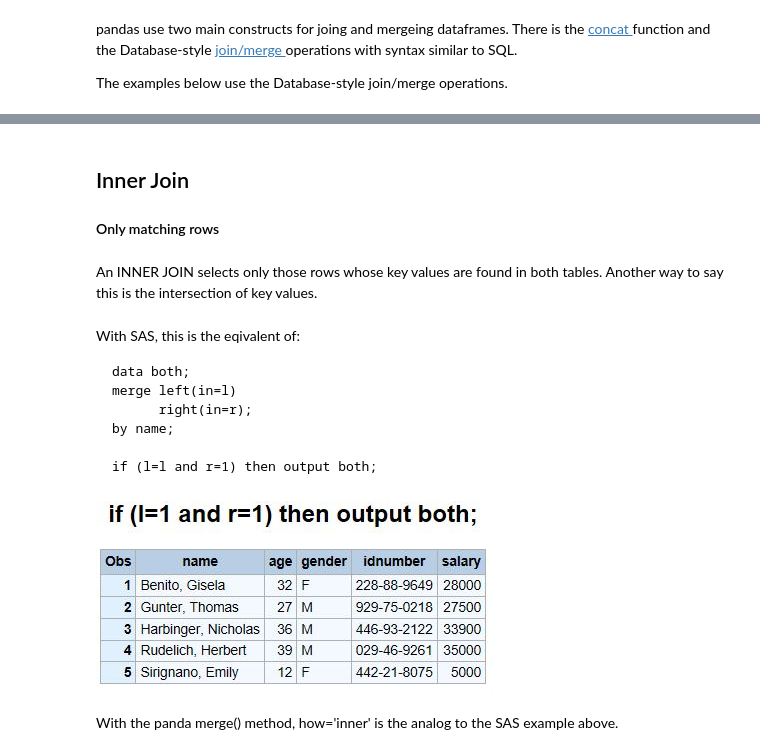
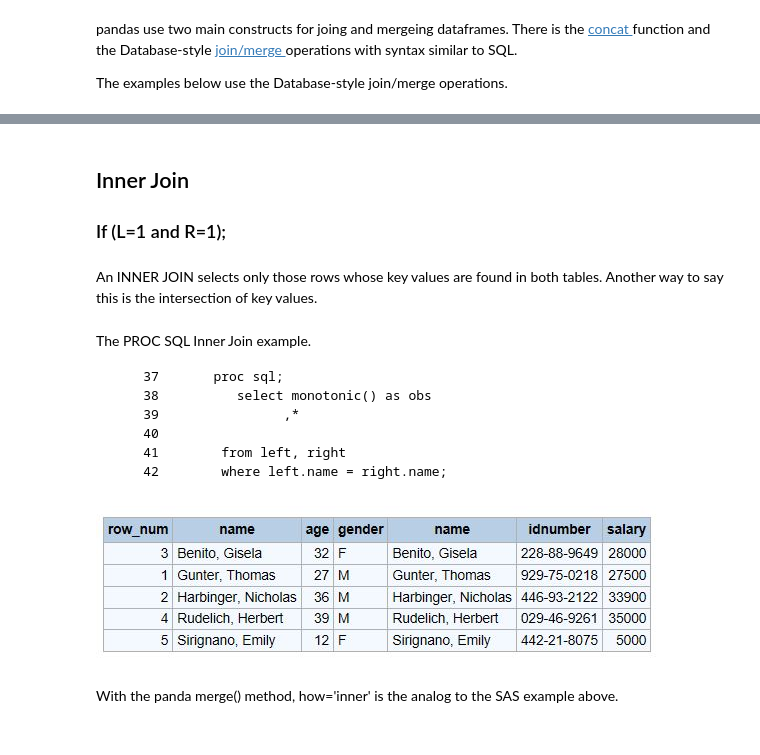
Before and after one commit to RandyBetancourt/PythonForSASUsers, a Jupyter notebook: Chapter 07 -- Pandas, Part 2.ipynb, the cells around one changed output, grey strips where cells are left out. Drawn from its saved outputs; the diff is of its cells as text; code cells hidden in the pictures.

`````diff
--- a/Chapter 07 -- Pandas, Part 2.ipynb
+++ b/Chapter 07 -- Pandas, Part 2.ipynb
@@ -174,23 +180,24 @@ Now, consider the SAS log below.  We output 7 different data sets to examine how
     NOTE: Data set "WORK.nomatch" has 4 observation(s) and 5 variable(s)
 ````
-# %% [markdown]
-## Inner Join
-#### Only matching rows
+# %% [markdown]
+## Inner Join
+### If (L=1 and R=1);
 # %% [markdown]
 An INNER JOIN selects only those rows whose key values are found in both tables.  Another way to say this is the intersection of key values.
-# %% [markdown]
-With SAS, this is the eqivalent of:
-
-    data both;
-    merge left(in=l)
-          right(in=r);
-    by name;
-
-    if (l=l and r=1) then output both;
+# %% [markdown]
+The PROC SQL Inner Join example.
+````
+    37       proc sql;
+    38          select monotonic() as obs
+    39                ,*
+    40
+    41        from left, right
+    42        where left.name = right.name;
+````
 # %%
-Image(filename='Anaconda3\\output\\match_in_both.JPG')
+Image(filename='Anaconda3\\output\\inner_join.JPG')
 # %% [output]
-[figure, old version]
+[figure, new version]
 # %% [markdown]
 With the panda merge() method, how='inner' is the analog to the SAS example above.
 # %% [markdown]
`````
Also changed, not shown: parts of 84 cells of this notebook.
